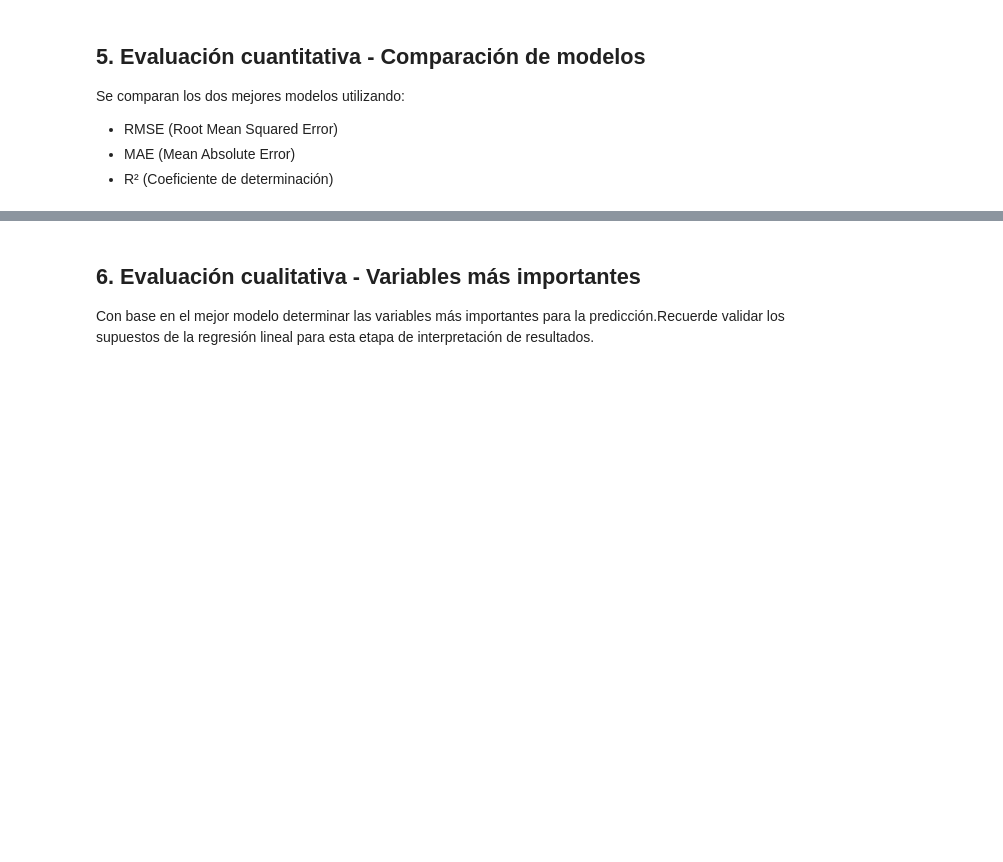
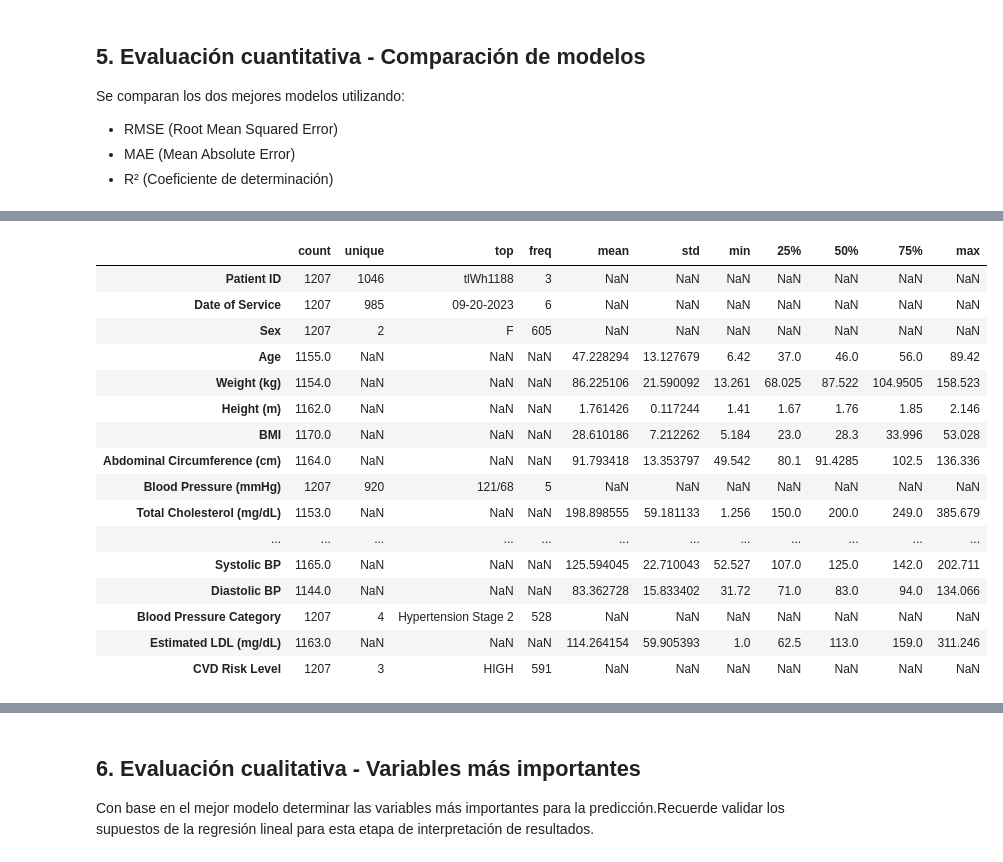
Before and after one commit to lfelipesales/Laboratorios-AprendizajeDeMaquina, a Jupyter notebook: LAB1/Laboratorio1.ipynb, the cells around one changed output, grey strips where cells are left out. Drawn from its saved outputs; the diff is of its cells as text; code cells hidden in the pictures; blank space fills up the shorter version.

```diff
--- a/LAB1/Laboratorio1.ipynb
+++ b/LAB1/Laboratorio1.ipynb
@@ -246,6 +318,7 @@ Duplicados eliminados: 0 (quedan 1488)
 # %%
 # Eliminamos columnas que no consideramos necesarias
-cols_to_drop = ["Patient ID", "Date of Service", "Height (cm)"]
+cols_to_drop = ["Patient ID", "Date of Service", "Height (cm)",
+                "Blood Pressure (mmHg)", "CVD Risk Level"]
 def drop_columns(df):
     return df.drop(columns=cols_to_drop, errors="ignore")
 
@@ -324,10 +493,19 @@ categorical_transformer = Pipeline(steps=[
 Ahora con ColumTransform vamos aplicar las transformaciones para cada tipo de variable, asi preprocesamos en un bloque las dos variables, numericas y categoricas.
 # %%
 preprocessor = ColumnTransformer(
+
     transformers=[
-        ("num", numeric_transformer, numeric_features),
+
+        ("num_scaled", numeric_scaled_transformer, numeric_scaled_features),
+
+        ("num_unscaled", numeric_unscaled_transformer, numeric_unscaled_features),
+
+        ("ord", ordinal_transformer, ordinal_features),
+
         ("cat", categorical_transformer, categorical_features),
+
     ]
+
 )
 # %% [markdown]
 Finalmente definimos todo el pipeline integrando las transformaciones anteriores.
@@ -461,0 +570,4 @@ Ahora construiremos los modelos de regresión lineal solicitados.
+# %%
+Modelo = LinearRegression()
+# %%
+Modelo.fit(Xt_train_df, y_train)
@@ -470,0 +611,63 @@ Se comparan los dos mejores modelos utilizando:
+# %%
+# --- Resumen de X_train y y_train (describe) ---
+
+print("\n◉ DESCRIBE X_train:\n")
+
+display(X_train.describe(include="all").T)
+
+
+
+print("\n◉ DESCRIBE y_train:\n")
+
+display(y_train.describe())
+
+
+
+# --- Nulos en X_train y y_train ---
+
+nulos_x_por_col = X_train.isna().sum().sort_values(ascending=False)
+
+print("\n◉ NULOS POR COLUMNA en X_train (desc):\n")
+
+print(nulos_x_por_col)
+
+print("\nTotal de valores nulos en X_train:", int(X_train.isna().sum().sum()))
+
+print("Filas en X_train con al menos 1 nulo:", int(X_train.isna().any(axis=1).sum()))
+
+
+
+nulos_y = int(y_train.isna().sum())
+
+print("\nNulos en y_train:", nulos_y)
+
+
+
+# --- Duplicados (exactos) ---
+
+# Duplicados exactos por fila en X_train
+
+dup_x_rows = int(X_train.duplicated(keep=False).sum())
+
+print("\n◉ FILAS DUPLICADAS EXACTAS en X_train (keep=False):", dup_x_rows)
+
+if dup_x_rows > 0:
+
+    display(X_train[X_train.duplicated(keep=False)].head(20))
+
+
+
+# Duplicados exactos de (X_train + y_train) para ver si se repite el mismo ejemplo con el mismo target
+
+xy_train = X_train.copy()
+
+xy_train["__y_train__"] = y_train
+
+dup_xy_rows = int(xy_train.duplicated(keep=False).sum())
+
+print("\n◉ FILAS DUPLICADAS EXACTAS en (X_train + y_train) (keep=False):", dup_xy_rows)
+
+if dup_xy_rows > 0:
+
+    display(xy_train[xy_train.duplicated(keep=False)].head(20))
+# %% [output]
@@ -470,0 +675,17 @@ Se comparan los dos mejores modelos utilizando:
+|  | count | unique | top | freq | mean | std | min | 25% | 50% | 75% | max |
+| Patient ID | 1207 | 1046 | tlWh1188 | 3 | NaN | NaN | NaN | NaN | NaN | NaN | NaN |
+| Date of Service | 1207 | 985 | 09-20-2023 | 6 | NaN | NaN | NaN | NaN | NaN | NaN | NaN |
+| Sex | 1207 | 2 | F | 605 | NaN | NaN | NaN | NaN | NaN | NaN | NaN |
+| Age | 1155.0 | NaN | NaN | NaN | 47.228294 | 13.127679 | 6.42 | 37.0 | 46.0 | 56.0 | 89.42 |
+| Weight (kg) | 1154.0 | NaN | NaN | NaN | 86.225106 | 21.590092 | 13.261 | 68.025 | 87.522 | 104.9505 | 158.523 |
+| Height (m) | 1162.0 | NaN | NaN | NaN | 1.761426 | 0.117244 | 1.41 | 1.67 | 1.76 | 1.85 | 2.146 |
+| BMI | 1170.0 | NaN | NaN | NaN | 28.610186 | 7.212262 | 5.184 | 23.0 | 28.3 | 33.996 | 53.028 |
+| Abdominal Circumference (cm) | 1164.0 | NaN | NaN | NaN | 91.793418 | 13.353797 | 49.542 | 80.1 | 91.4285 | 102.5 | 136.336 |
+| Blood Pressure (mmHg) | 1207 | 920 | 121/68 | 5 | NaN | NaN | NaN | NaN | NaN | NaN | NaN |
+| Total Cholesterol (mg/dL) | 1153.0 | NaN | NaN | NaN | 198.898555 | 59.181133 | 1.256 | 150.0 | 200.0 | 249.0 | 385.679 |
+| ... | ... | ... | ... | ... | ... | ... | ... | ... | ... | ... | ... |
+| Systolic BP | 1165.0 | NaN | NaN | NaN | 125.594045 | 22.710043 | 52.527 | 107.0 | 125.0 | 142.0 | 202.711 |
+| Diastolic BP | 1144.0 | NaN | NaN | NaN | 83.362728 | 15.833402 | 31.72 | 71.0 | 83.0 | 94.0 | 134.066 |
+| Blood Pressure Category | 1207 | 4 | Hypertension Stage 2 | 528 | NaN | NaN | NaN | NaN | NaN | NaN | NaN |
+| Estimated LDL (mg/dL) | 1163.0 | NaN | NaN | NaN | 114.264154 | 59.905393 | 1.0 | 62.5 | 113.0 | 159.0 | 311.246 |
+| CVD Risk Level | 1207 | 3 | HIGH | 591 | NaN | NaN | NaN | NaN | NaN | NaN | NaN |
```
Also changed, not shown: parts of 45 cells of this notebook.
